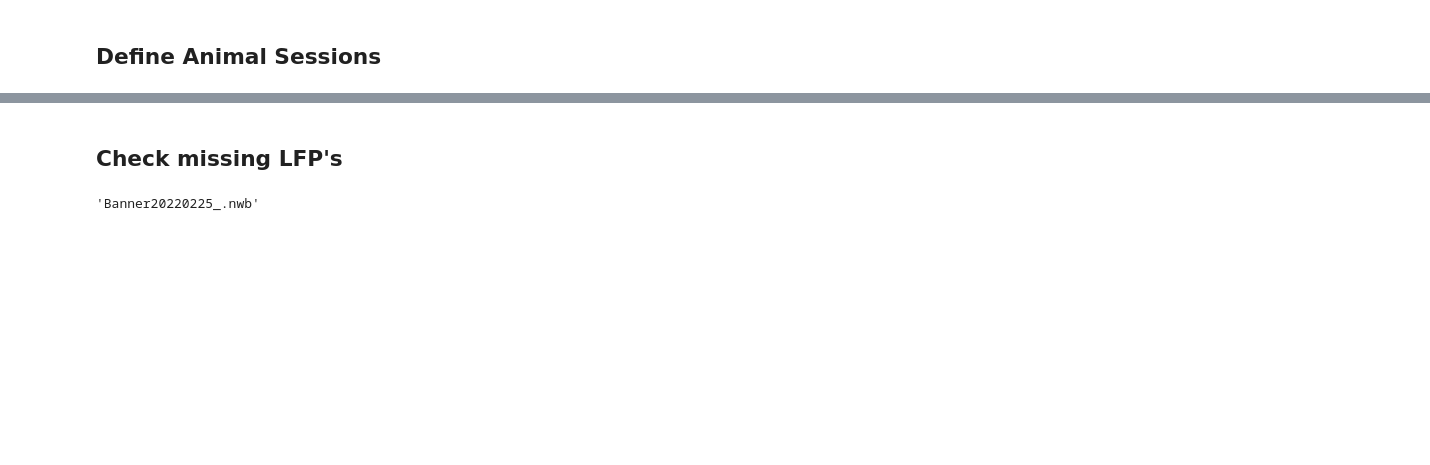
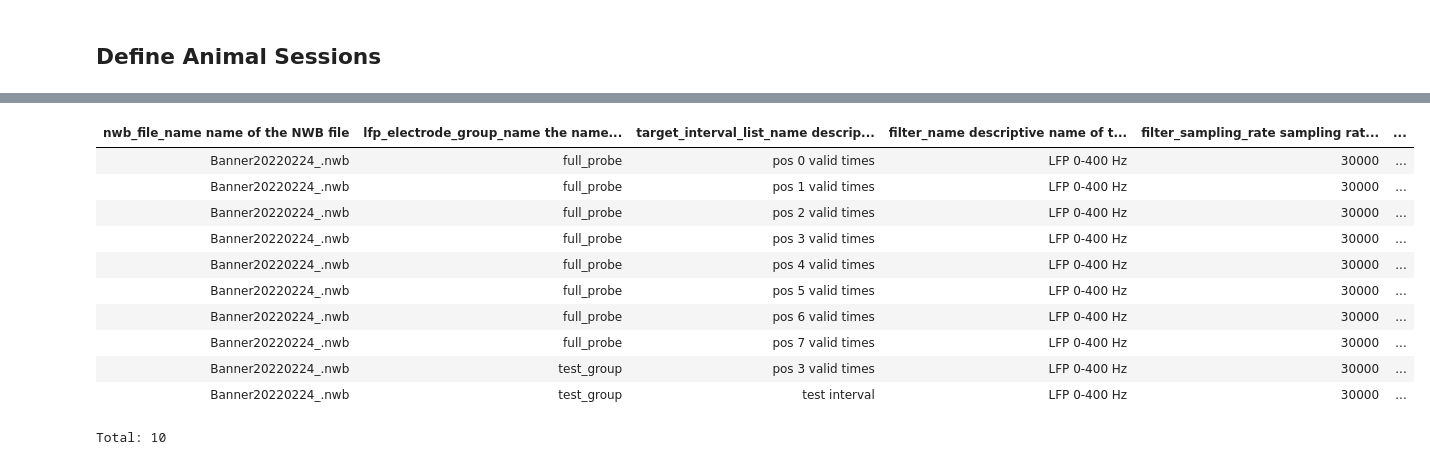
Before and after one commit to LorenFrankLab/ms_stim_analysis, a Jupyter notebook: Populators/ripple_detection_populator.ipynb, the cells around one changed output, grey strips where cells are left out. Saved outputs shown, nothing was run; the diff lists cells and outputs as text; code cells hidden in the pictures; blank space fills up the shorter version.

```diff
--- a/Populators/ripple_detection_populator.ipynb
+++ b/Populators/ripple_detection_populator.ipynb
@@ -315,6 +307,15 @@ Fields:
-# %% [markdown]
-## Check missing LFP's
-# %%
-print(missing_lfp)
-# %% [output]
-'Banner20220225_.nwb'
+# %%
+LFPV1 & {'nwb_file_name': 'Banner20220224_.nwb'}
+# %% [output]
+| nwb_file_name name of the NWB file | lfp_electrode_group_name the name... | target_interval_list_name descrip... | filter_name descriptive name of t... | filter_sampling_rate sampling rat... | ... |
+| Banner20220224_.nwb | full_probe | pos 0 valid times | LFP 0-400 Hz | 30000 | ... |
+| Banner20220224_.nwb | full_probe | pos 1 valid times | LFP 0-400 Hz | 30000 | ... |
+| Banner20220224_.nwb | full_probe | pos 2 valid times | LFP 0-400 Hz | 30000 | ... |
+| Banner20220224_.nwb | full_probe | pos 3 valid times | LFP 0-400 Hz | 30000 | ... |
+| Banner20220224_.nwb | full_probe | pos 4 valid times | LFP 0-400 Hz | 30000 | ... |
+| Banner20220224_.nwb | full_probe | pos 5 valid times | LFP 0-400 Hz | 30000 | ... |
+| Banner20220224_.nwb | full_probe | pos 6 valid times | LFP 0-400 Hz | 30000 | ... |
+| Banner20220224_.nwb | full_probe | pos 7 valid times | LFP 0-400 Hz | 30000 | ... |
+| Banner20220224_.nwb | test_group | pos 3 valid times | LFP 0-400 Hz | 30000 | ... |
+| Banner20220224_.nwb | test_group | test interval | LFP 0-400 Hz | 30000 | ... |
+Total: 10
```
Also changed, not shown: parts of 14 cells of this notebook, 1 other file.
